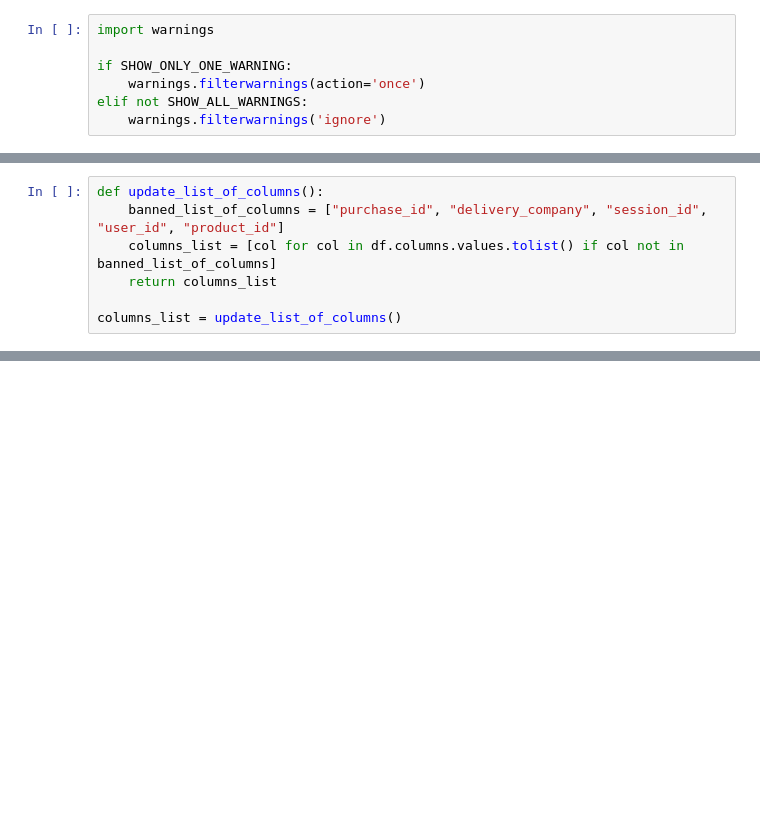
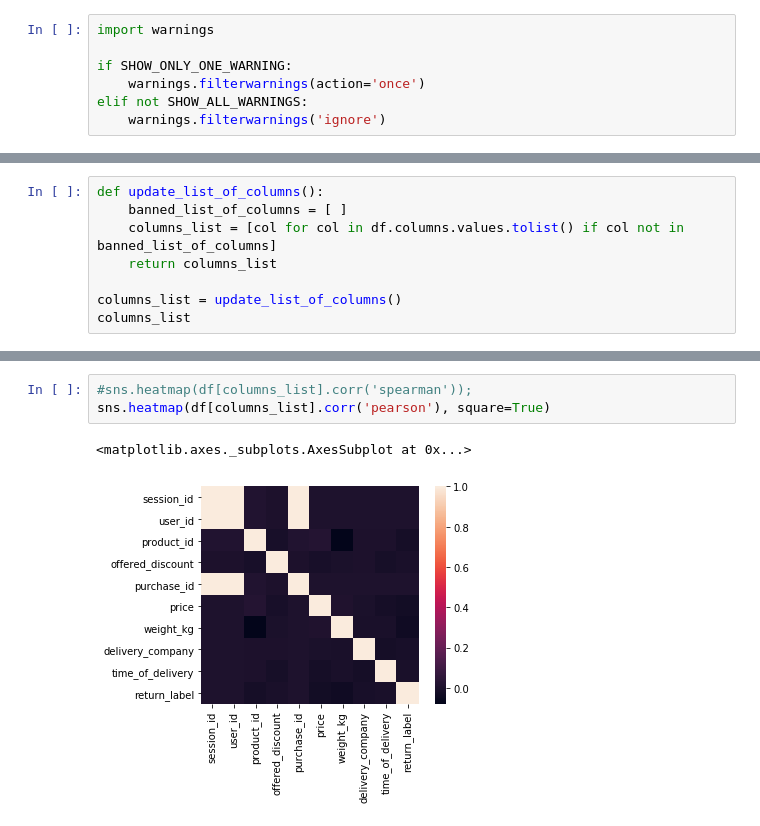
Before and after one commit to quechulo/CustomerReturnPrediction-IUM, a Jupyter notebook: data_analysis.ipynb, the cells around one changed output, grey strips where cells are left out. Drawn from its saved outputs; the diff is of its cells as text; blank space fills up the shorter version.

```diff
--- a/data_analysis.ipynb
+++ b/data_analysis.ipynb
@@ -260,7 +33,0 @@ if MAKE_PLOTS:
-# %%
-def update_list_of_columns():
-    banned_list_of_columns = ["purchase_id", "delivery_company", "session_id", "user_id", "product_id"]
-    columns_list = [col for col in df.columns.values.tolist() if col not in banned_list_of_columns]
-    return columns_list
-
-columns_list = update_list_of_columns()
@@ -717,0 +147,8 @@ for col in cols_to_min_max:
+# %%
+def update_list_of_columns():
+    banned_list_of_columns = [ ]
+    columns_list = [col for col in df.columns.values.tolist() if col not in banned_list_of_columns]
+    return columns_list
+
+columns_list = update_list_of_columns()
+columns_list
@@ -717,0 +173,6 @@ for col in cols_to_min_max:
+# %%
+#sns.heatmap(df[columns_list].corr('spearman'));
+sns.heatmap(df[columns_list].corr('pearson'), square=True)
+# %% [output]
+<matplotlib.axes._subplots.AxesSubplot at 0x...>
+[figure, added]
```
Also changed, not shown: parts of 150 cells of this notebook.
